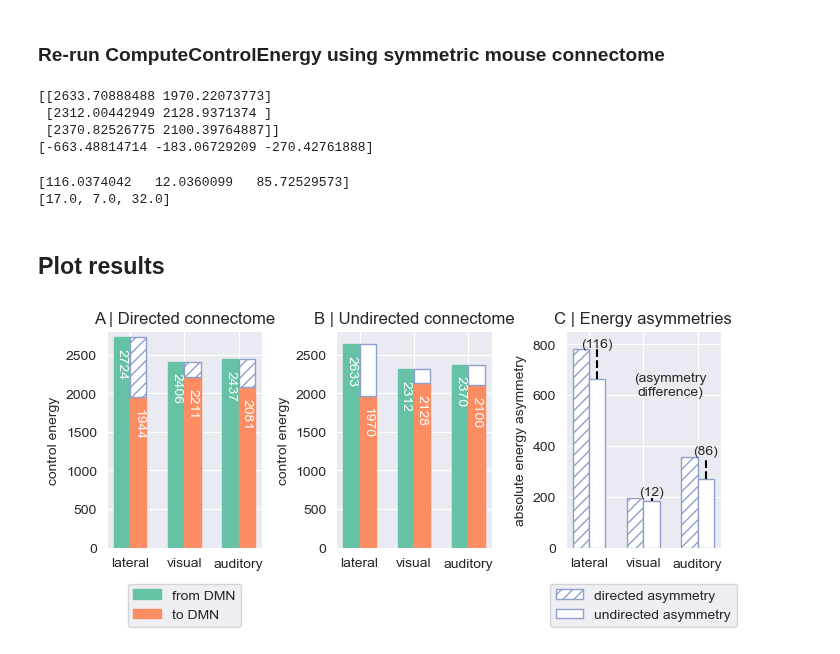
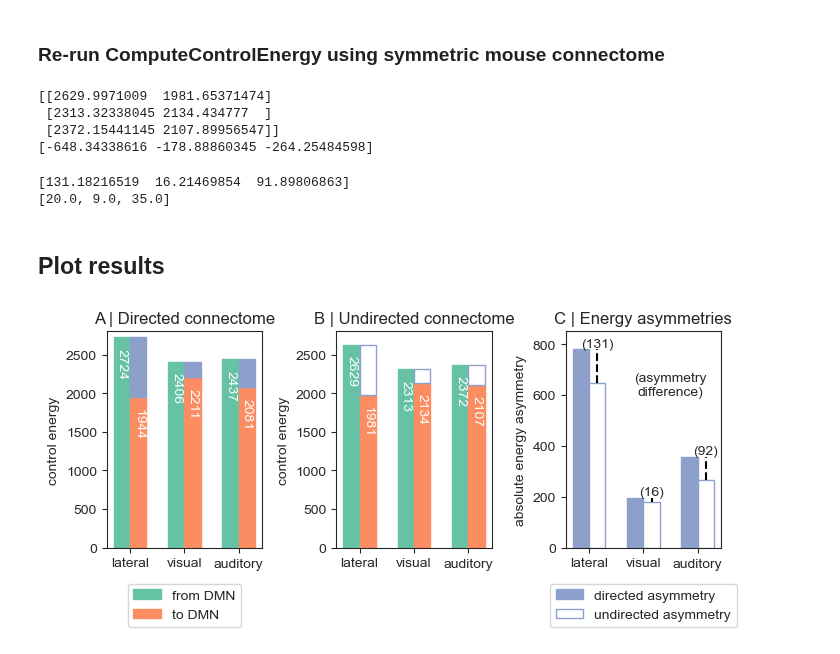
Before and after one commit to LindenParkesLab/nctpy, a Jupyter notebook: scripts/path_a_control_energy_directed.ipynb, the cells around one changed output. Cells and saved outputs as stored; diff of their text form; code cells hidden in the pictures.

```diff
--- a/scripts/path_a_control_energy_directed.ipynb
+++ b/scripts/path_a_control_energy_directed.ipynb
@@ -247,7 +247,7 @@ print(energy_delta)
 # %% [markdown]
 ### Re-run ComputeControlEnergy using symmetric mouse connectome
 # %%
-adjacency_symmetric = adjacency + adjacency.T  # symmetrize mouse connectome
+adjacency_symmetric = (adjacency + adjacency.T) / 2  # symmetrize mouse connectome
 
 # compute control energy across all control tasks
 compute_control_energy = ComputeControlEnergy(
@@ -261,10 +261,10 @@ energy_symmetric_delta = energy_symmetric[:, 1] - energy_symmetric[:, 0]  # get
 print(energy_symmetric)
 print(energy_symmetric_delta)
 # %% [output]
-[[2633.70888488 1970.22073773]
- [2312.00442949 2128.9371374 ]
- [2370.82526775 2100.39764887]]
-[-663.48814714 -183.06729209 -270.42761888]
+[[2629.9971009  1981.65371474]
+ [2313.32338045 2134.434777  ]
+ [2372.15441145 2107.89956547]]
+[-648.34338616 -178.88860345 -264.25484598]
 # %%
 # get differences in energy asymmetries between directed and undirected connectome
 asym_dif = np.abs(energy_delta) - np.abs(energy_symmetric_delta)
@@ -281,12 +281,13 @@ for i in np.arange(len(asym_dif)):
     asym_dif_perc.append(perc_change(np.abs(energy_symmetric_delta[i]), np.abs(energy_delta[i])))
 print(asym_dif_perc)
 # %% [output]
-[116.0374042   12.0360099   85.72529573]
-[17.0, 7.0, 32.0]
+[131.18216519  16.21469854  91.89806863]
+[20.0, 9.0, 35.0]
 # %% [markdown]
 ## Plot results
 # %%
 cmap = sns.color_palette("Set2")
+sns.set_style(style='ticks')
 
 labels = ["lateral", "visual", "auditory"]
 x = np.arange(len(labels))  # the label locations
@@ -315,9 +316,10 @@ rects3 = ax[0].bar(
     x + width / 2,
     np.abs(energy_delta),
     bottom=energy[:, 1],
-    color="w",
+    # color="w",
+    color=cmap[2],
     edgecolor=cmap[2],
-    hatch="///",
+    # hatch="///",
     width=width,
 )
 
@@ -369,9 +371,10 @@ ax[1].bar_label(rects2, padding=-30, fmt="%i", rotation=270, color="w")
 rects1 = ax[2].bar(
     x - width / 2,
     np.abs(energy_delta),
-    color="w",
+    # color="w",
+    color=cmap[2],
     edgecolor=cmap[2],
-    hatch="///",
+    # hatch="///",
     width=width,
     label="directed asymmetry",
 )
@@ -389,31 +392,31 @@ ax[2].set_ylabel("absolute energy asymmetry")
 ax[2].set_xticks(x, labels)
 ax[2].set_ylim([0, 850])
 
 for i, p in enumerate(rects2):
     height = p.get_height()
     ax[2].text(
         x=p.get_x() + p.get_width() / 2,
         y=height + asym_dif[i] + 10,
         s="({:.0f})".format(asym_dif[i]),
         ha="center",
     )
     ax[2].axvline(
         x=p.get_x() + p.get_width() / 2,
         ymin=height / 850,
         ymax=(height + asym_dif[i]) / 850,
         color="k",
         linestyle="--",
     )
 ax[2].text(x=1.5, y=600, s="(asymmetry\ndifference)", ha="center")
 ax[2].legend(bbox_to_anchor=(0.5, -0.4), loc="lower center")
 
 f.tight_layout()
 f.savefig(
     os.path.join(resultsdir, "mouse_energy.png"),
     dpi=600,
     bbox_inches="tight",
     pad_inches=0.01,
 )
 plt.show()
 # %% [output]
-[figure, old version]
+[figure, new version]
```
